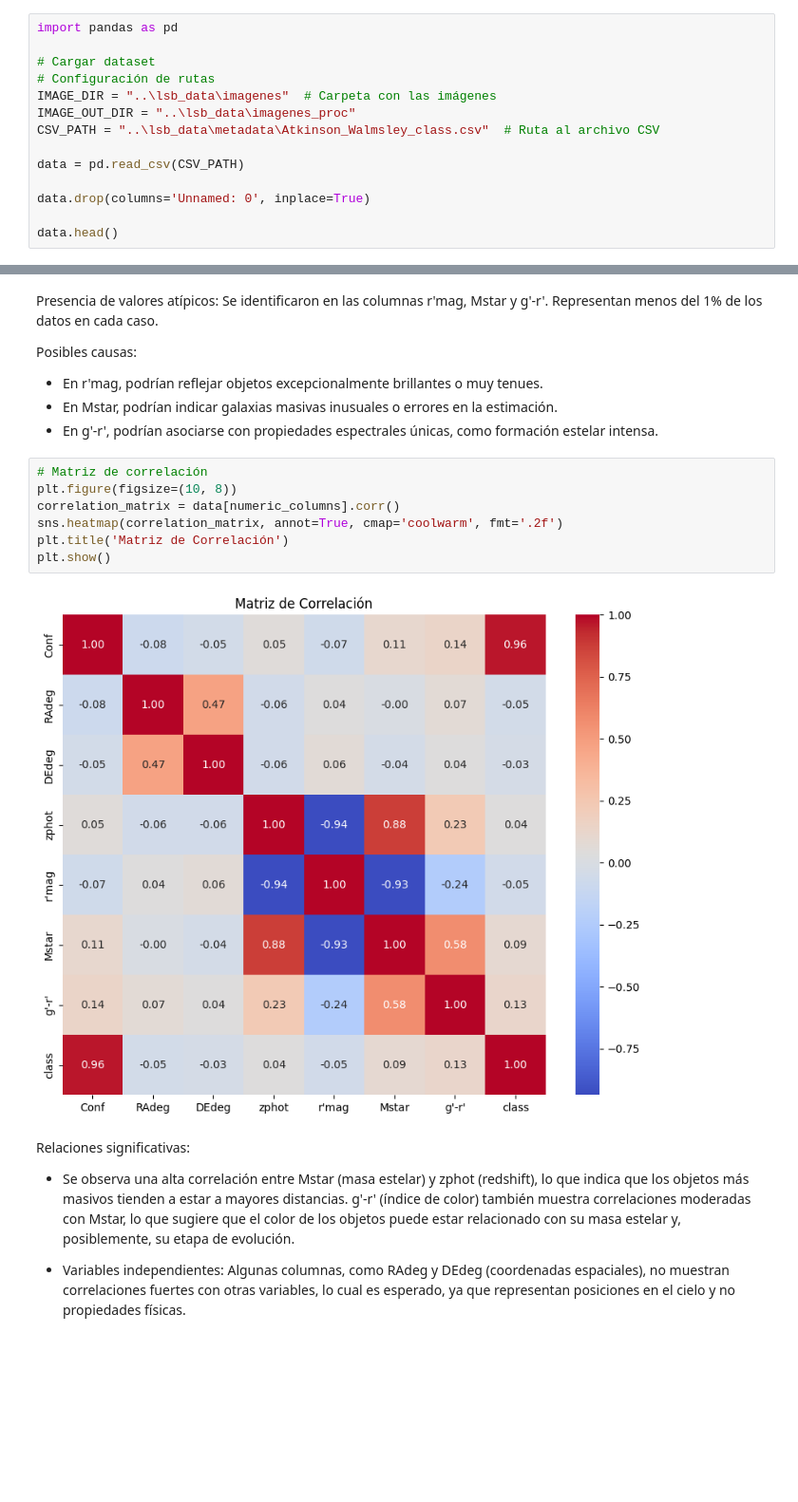
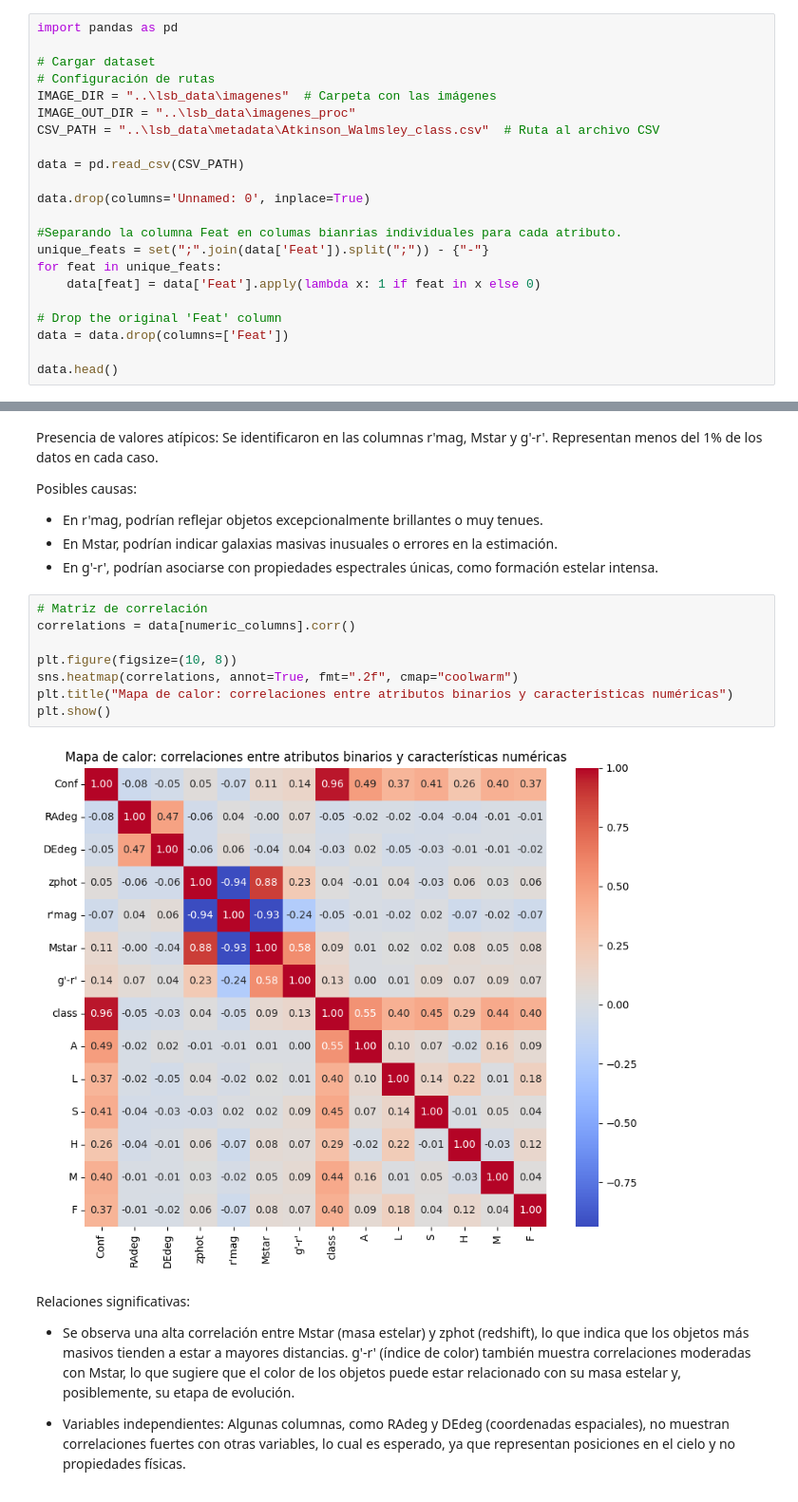
Before and after one commit to A01794892-tec-mx/galaxias, a Jupyter notebook: notebooks/EDA_Galaxias.ipynb, the cells around one changed output, grey strips where cells are left out. Shown at 95% size. Drawn from its saved outputs; the diff is of its cells as text; blank space fills up the shorter version.

```diff
--- a/notebooks/EDA_Galaxias.ipynb
+++ b/notebooks/EDA_Galaxias.ipynb
@@ -59,5 +59,13 @@ data = pd.read_csv(CSV_PATH)
 
 data.drop(columns='Unnamed: 0', inplace=True)
 
+#Separando la columna Feat en columas bianrias individuales para cada atributo.
+unique_feats = set(";".join(data['Feat']).split(";")) - {"-"}
+for feat in unique_feats:
+    data[feat] = data['Feat'].apply(lambda x: 1 if feat in x else 0)
+
+# Drop the original 'Feat' column
+data = data.drop(columns=['Feat'])
+
 data.head()
 # %% [output]
@@ -159,13 +179,14 @@ Posibles causas:
 - En g'-r', podrían asociarse con propiedades espectrales únicas, como formación estelar intensa.
 # %%
 # Matriz de correlación
+correlations = data[numeric_columns].corr()
+
 plt.figure(figsize=(10, 8))
-correlation_matrix = data[numeric_columns].corr()
-sns.heatmap(correlation_matrix, annot=True, cmap='coolwarm', fmt='.2f')
-plt.title('Matriz de Correlación')
+sns.heatmap(correlations, annot=True, fmt=".2f", cmap="coolwarm")
+plt.title("Mapa de calor: correlaciones entre atributos binarios y características numéricas")
 plt.show()
 # %% [output]
-[figure, old version]
+[figure, new version]
 # %% [markdown]
 Relaciones significativas:
 
```
Also changed, not shown: parts of 24 cells of this notebook.
